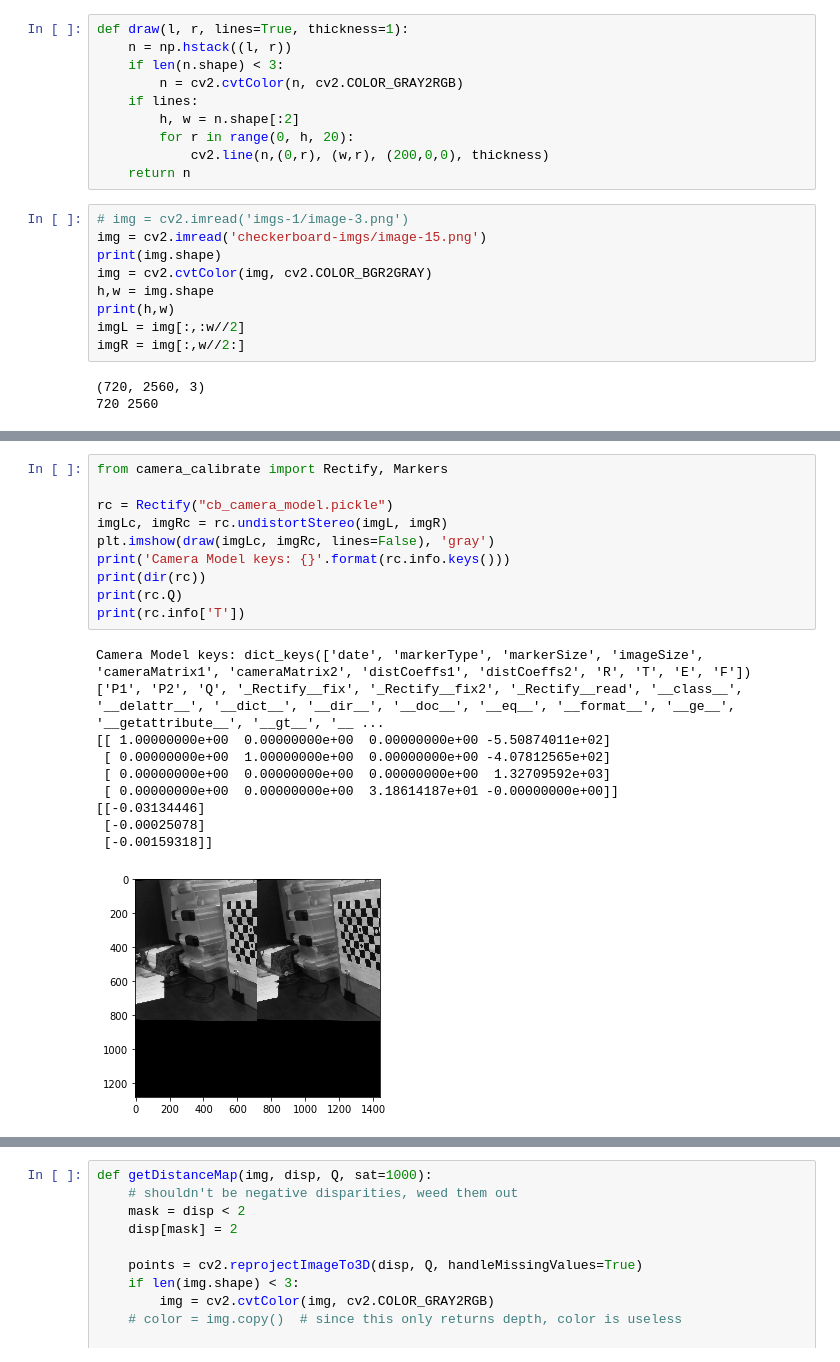
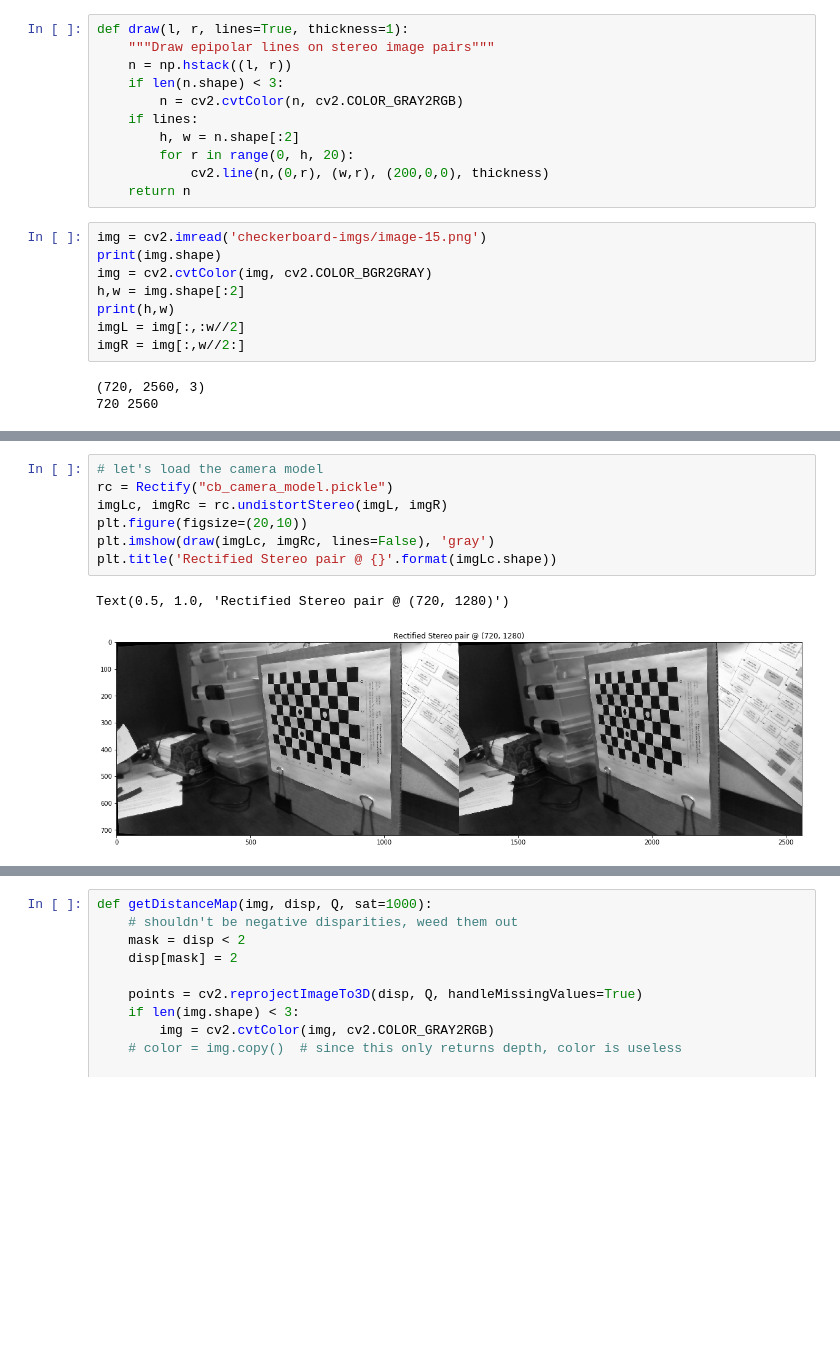
Before and after one commit to walchko/github-blog, a Jupyter notebook: source/blog/Vision/stereo-vision/stereo.ipynb, the cells around one changed output, grey strips where cells are left out. Saved outputs shown, nothing was run; the diff lists cells and outputs as text; blank space fills up the shorter version.

```diff
--- a/source/blog/Vision/stereo-vision/stereo.ipynb
+++ b/source/blog/Vision/stereo-vision/stereo.ipynb
@@ -67,5 +189,6 @@ from mpl_toolkits.mplot3d import Axes3D
 # %%
 def draw(l, r, lines=True, thickness=1):
+    """Draw epipolar lines on stereo image pairs"""
     n = np.hstack((l, r))
     if len(n.shape) < 3:
         n = cv2.cvtColor(n, cv2.COLOR_GRAY2RGB)
@@ -75,11 +198,10 @@ def draw(l, r, lines=True, thickness=1):
             cv2.line(n,(0,r), (w,r), (200,0,0), thickness)
     return n
 # %%
-# img = cv2.imread('imgs-1/image-3.png')
 img = cv2.imread('checkerboard-imgs/image-15.png')
 print(img.shape)
 img = cv2.cvtColor(img, cv2.COLOR_BGR2GRAY)
-h,w = img.shape
+h,w = img.shape[:2]
 print(h,w)
 imgL = img[:,:w//2]
 imgR = img[:,w//2:]
@@ -95,21 +219,10 @@ plt.title('Unrectified Images');
 # %%
-from camera_calibrate import Rectify, Markers
-
+# let's load the camera model
 rc = Rectify("cb_camera_model.pickle")
 imgLc, imgRc = rc.undistortStereo(imgL, imgR)
+plt.figure(figsize=(20,10))
 plt.imshow(draw(imgLc, imgRc, lines=False), 'gray')
-print('Camera Model keys: {}'.format(rc.info.keys()))
-print(dir(rc))
-print(rc.Q)
-print(rc.info['T'])
+plt.title('Rectified Stereo pair @ {}'.format(imgLc.shape))
 # %% [output]
-Camera Model keys: dict_keys(['date', 'markerType', 'markerSize', 'imageSize', 'cameraMatrix1', 'cameraMatrix2', 'distCoeffs1', 'distCoeffs2', 'R', 'T', 'E', 'F'])
-['P1', 'P2', 'Q', '_Rectify__fix', '_Rectify__fix2', '_Rectify__read', '__class__', '__delattr__', '__dict__', '__dir__', '__doc__', '__eq__', '__format__', '__ge__', '__getattribute__', '__gt__', '__ ...
-[[ 1.00000000e+00  0.00000000e+00  0.00000000e+00 -5.50874011e+02]
- [ 0.00000000e+00  1.00000000e+00  0.00000000e+00 -4.07812565e+02]
- [ 0.00000000e+00  0.00000000e+00  0.00000000e+00  1.32709592e+03]
- [ 0.00000000e+00  0.00000000e+00  3.18614187e+01 -0.00000000e+00]]
-[[-0.03134446]
- [-0.00025078]
- [-0.00159318]]
+Text(0.5, 1.0, 'Rectified Stereo pair @ (720, 1280)')
-[figure, old version]
+[figure, new version]
```
Also changed, not shown: parts of 36 cells of this notebook, 7 other files.
